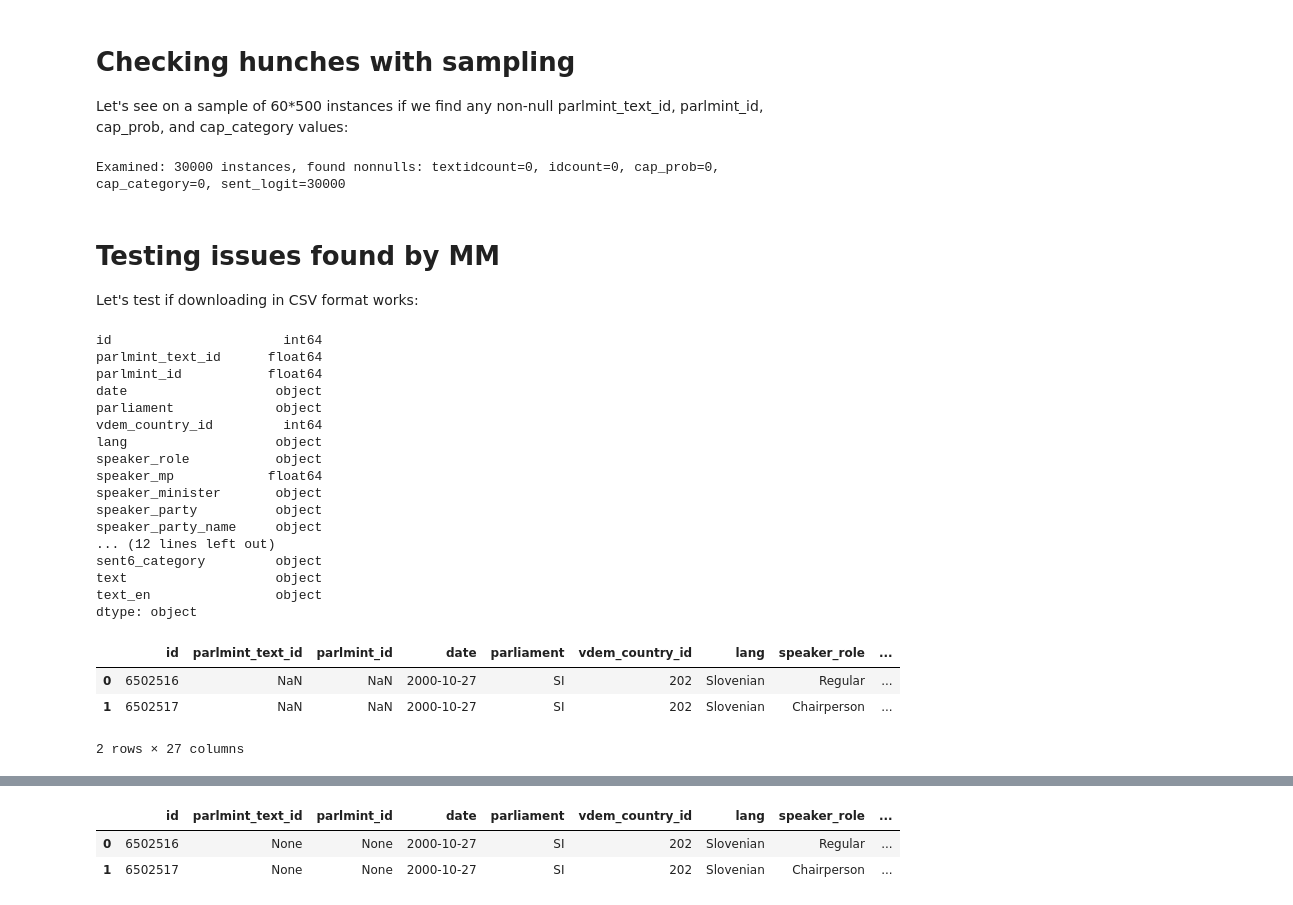
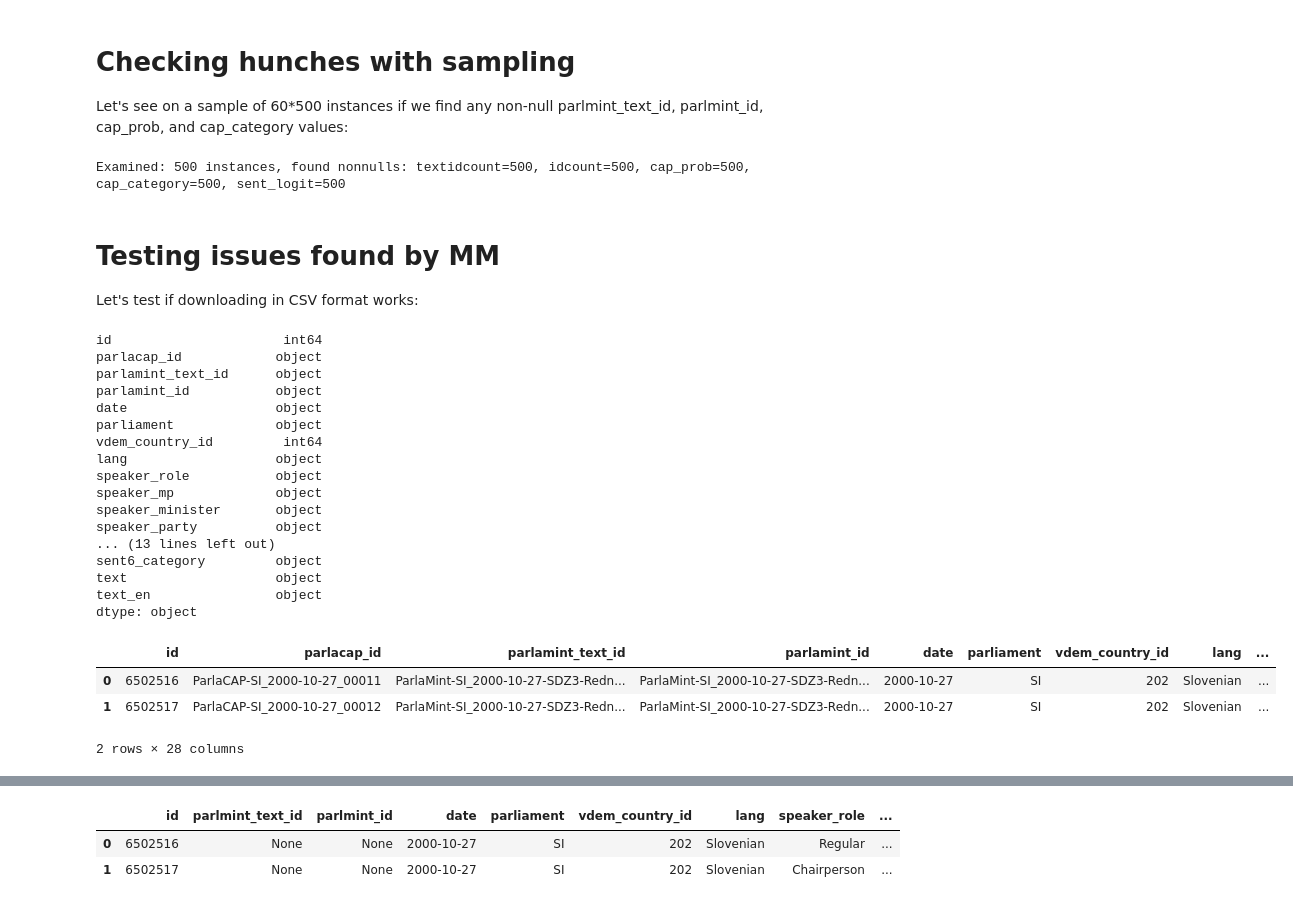
Before and after one commit to 5roop/parlaCAPI, a Jupyter notebook: sandbox.ipynb, the cells around one changed output, grey strips where cells are left out. Saved outputs shown, nothing was run; the diff lists cells and outputs as text; code cells hidden in the pictures.

```diff
--- a/sandbox.ipynb
+++ b/sandbox.ipynb
@@ -177,7 +92,7 @@ Exception: Got weird response code: 504, response text: <html>
 
 Let's see on a sample of 60*500 instances if we find any non-null parlmint_text_id, parlmint_id, cap_prob, and cap_category values:
 # %%
-N = 60
+N = 1
 examined = 0
 textidcount, idcount, cap_category, cap_prob, sent_logit = 0, 0, 0, 0, 0
 for i in range(N):
@@ -193,8 +108,8 @@ for i in range(N):
         )
 
     payload = response.json()
-    textidcount += len([i for i in payload if i["parlmint_text_id"] is not None])
-    idcount += len([i for i in payload if i["parlmint_id"] is not None])
+    textidcount += len([i for i in payload if i["parlamint_text_id"] is not None])
+    idcount += len([i for i in payload if i["parlamint_id"] is not None])
     cap_category += len([i for i in payload if i["cap_category"] is not None])
     cap_prob += len([i for i in payload if i["cap_prob"] is not None])
     sent_logit += len([i for i in payload if i["sent_logit"] is not None])
@@ -204,7 +119,7 @@ for i in range(N):
         end="\r",
     )
 # %% [output]
-Examined: 30000 instances, found nonnulls: textidcount=0, idcount=0, cap_prob=0, cap_category=0, sent_logit=30000
+Examined: 500 instances, found nonnulls: textidcount=500, idcount=500, cap_prob=500, cap_category=500, sent_logit=500
 # %% [markdown]
 # Testing issues found by MM
 
@@ -232,31 +147,33 @@ with open("downloaded_data.csv", "wb") as f:
 # %%
 import pandas as pd
 
-df = pd.read_csv("downloaded_data.csv", skiprows=7)
+df = pd.read_csv(
+    "downloaded_data.csv",
+)
 print(df.dtypes)
 df.head(2)
 # %% [output]
 id                      int64
-parlmint_text_id      float64
-parlmint_id           float64
+parlacap_id            object
+parlamint_text_id      object
+parlamint_id           object
 date                   object
 parliament             object
 vdem_country_id         int64
 lang                   object
 speaker_role           object
-speaker_mp            float64
+speaker_mp             object
 speaker_minister       object
 speaker_party          object
-speaker_party_name     object
-... (12 lines left out)
+... (13 lines left out)
 sent6_category         object
 text                   object
 text_en                object
 dtype: object
-|  | id | parlmint_text_id | parlmint_id | date | parliament | vdem_country_id | lang | speaker_role | ... |
-| 0 | 6502516 | NaN | NaN | 2000-10-27 | SI | 202 | Slovenian | Regular | ... |
-| 1 | 6502517 | NaN | NaN | 2000-10-27 | SI | 202 | Slovenian | Chairperson | ... |
+|  | id | parlacap_id | parlamint_text_id | parlamint_id | date | parliament | vdem_country_id | lang | ... |
+| 0 | 6502516 | ParlaCAP-SI_2000-10-27_00011 | ParlaMint-SI_2000-10-27-SDZ3-Redn... | ParlaMint-SI_2000-10-27-SDZ3-Redn... | 2000-10-27 | SI | 202 | Slovenian | ... |
+| 1 | 6502517 | ParlaCAP-SI_2000-10-27_00012 | ParlaMint-SI_2000-10-27-SDZ3-Redn... | ParlaMint-SI_2000-10-27-SDZ3-Redn... | 2000-10-27 | SI | 202 | Slovenian | ... |
-2 rows × 27 columns
+2 rows × 28 columns
 # %%
 import polars as pl
 
```
Also changed, not shown: parts of 14 cells of this notebook, 2 other files.
